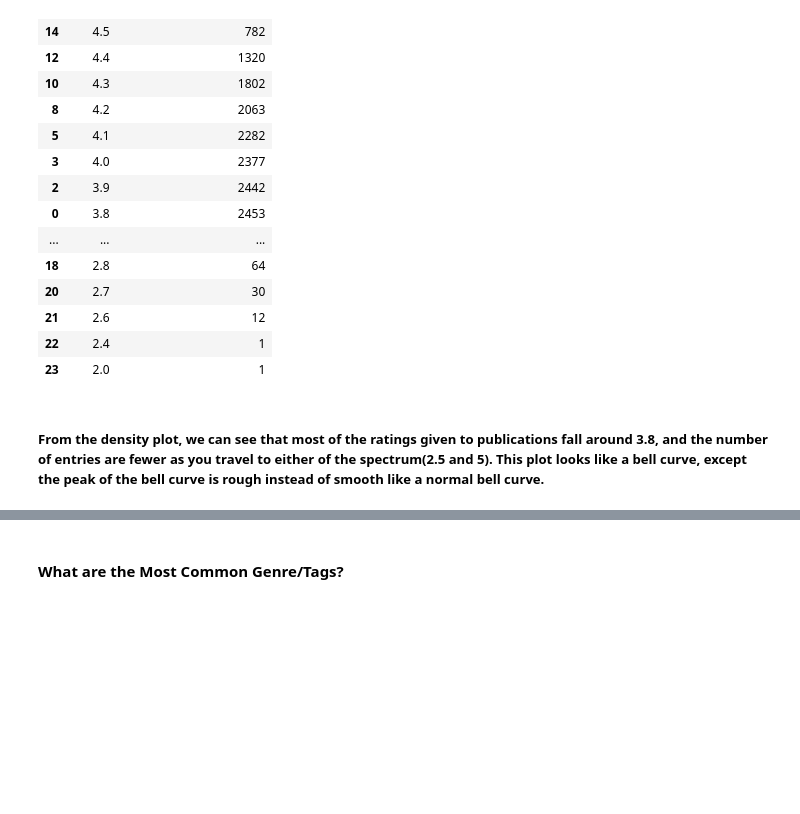
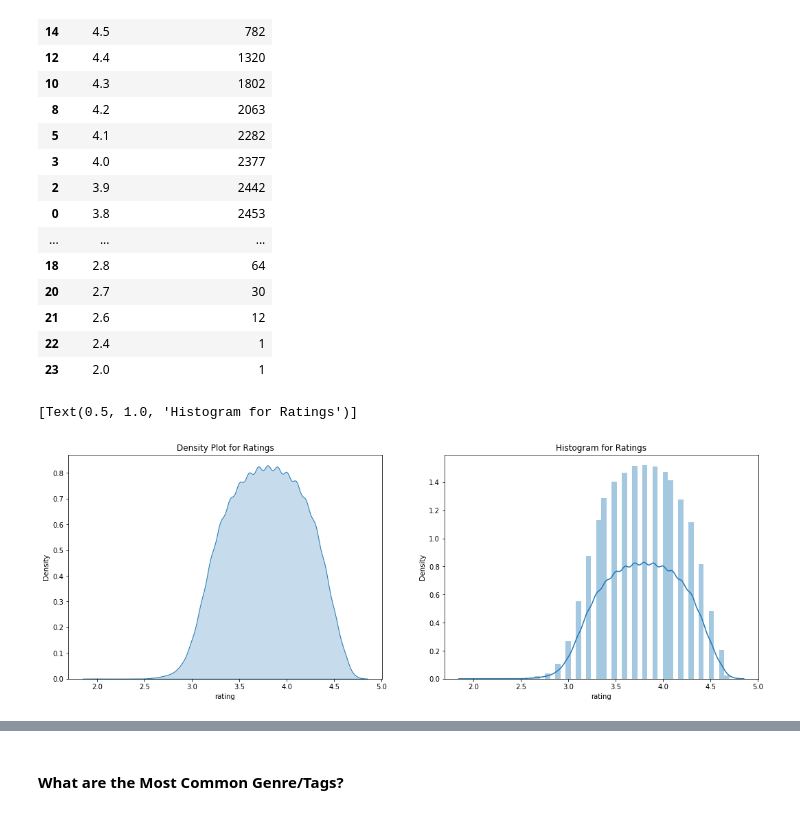
Before and after one commit to 051m/051m.github.io, a Jupyter notebook: Final_Project.ipynb, the cells around one changed output, grey strips where cells are left out. Cells and saved outputs as stored; diff of their text form; code cells hidden in the pictures; blank space fills up the shorter version.

Commit message:
Added more visualizations in EDA part

```diff
--- a/Final_Project.ipynb
+++ b/Final_Project.ipynb
@@ -171,11 +203,10 @@ pubByRating.sort_values(by=['rating'],ascending=False)
 | 23 | 2.0 | 1 |
 # %%
 # Lets plot the density plot for ratings!
-fig, ax = plt.subplots()
+f, (ax1, ax2) = plt.subplots(1, 2, figsize=(18, 6))
 
-sns.kdeplot(df['rating'], shade=True).set(title='Density Plot for Ratings')
-
-# Sets the size
-fig.set_size_inches(8, 6)
+sns.kdeplot(df['rating'], ax=ax1, shade=True).set(title='Density Plot for Ratings')
+sns.distplot(df['rating'], ax = ax2).set(title='Histogram for Ratings')
+# %% [output]
+[Text(0.5, 1.0, 'Histogram for Ratings')]
+[figure, added]
-# %% [markdown]
-##### From the density plot, we can see that most of the ratings given to publications fall around 3.8, and the number of entries are fewer as you travel to either of the spectrum(2.5 and 5). This plot looks like a bell curve, except the peak of the bell curve is rough instead of smooth like a normal bell curve.
```
Also changed, not shown: parts of 15 cells of this notebook, 2 other files.
